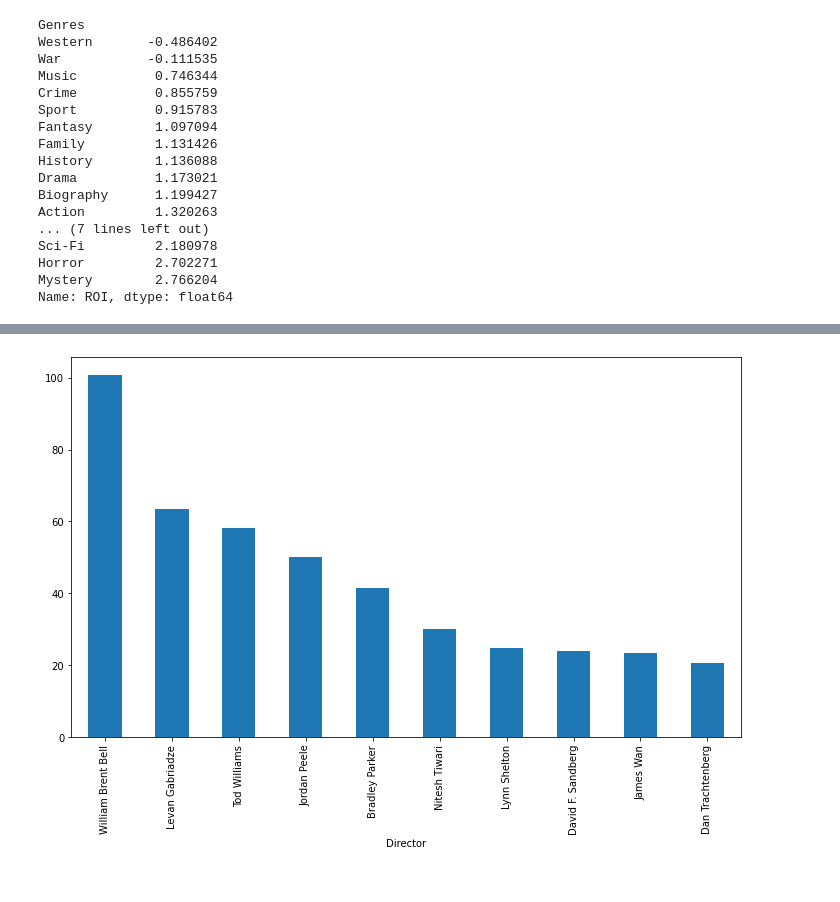
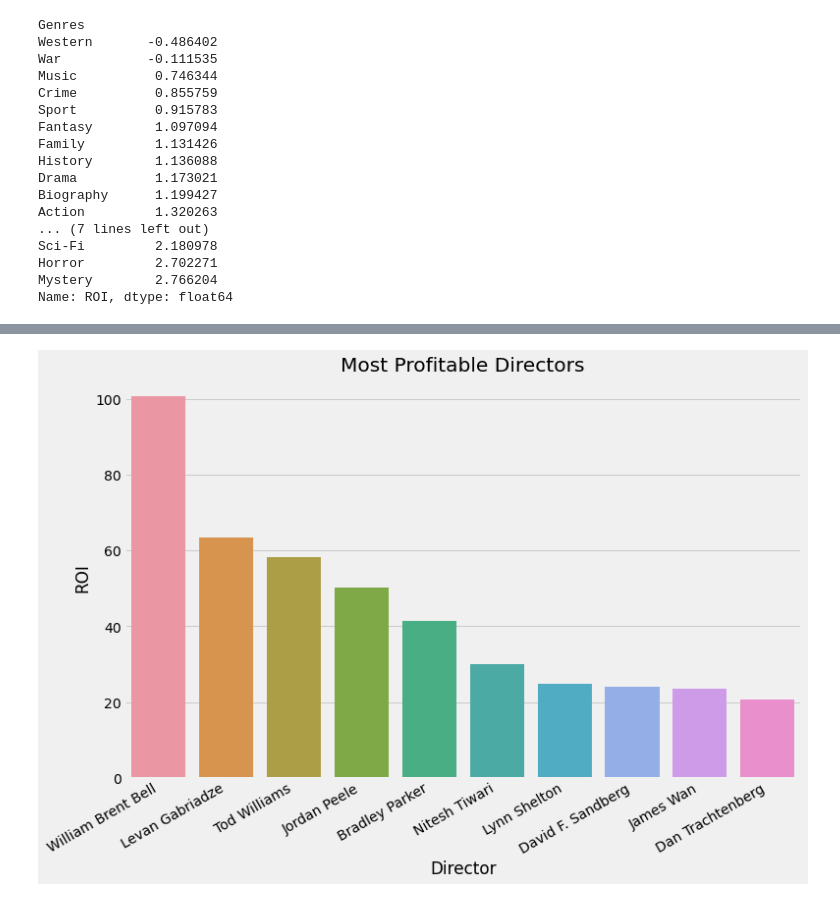
Before and after one commit to jmaffucci/dsc-phase-1-project, a Jupyter notebook: student-Copy1.ipynb, the cells around one changed output, grey strips where cells are left out. Drawn from its saved outputs; the diff is of its cells as text; code cells hidden in the pictures.

```diff
--- a/student-Copy1.ipynb
+++ b/student-Copy1.ipynb
@@ -330,8 +348,3 @@ df.head()
 | 2 | Shrek Forever After | 2010 | Mike Mitchell | [Adventure, Animation, Comedy] | 756244673 | 165000000 | 591244673 | 3.583301 | ... |
 | 3 | The Twilight Saga: Eclipse | 2010 | David Slade | [Adventure, Drama, Fantasy] | 706102828 | 68000000 | 638102828 | 9.383865 | ... |
 | 4 | Iron Man 2 | 2010 | Jon Favreau | [Action, Adventure, Sci-Fi] | 621156389 | 170000000 | 451156389 | 2.653861 | ... |
-# %%
-director_ROI = df.groupby('Director').mean()['ROI'].sort_values(ascending=False).head(10)
-director_ROI.plot(kind='bar', figsize = (12,7));
-# %% [output]
-[figure, removed]
@@ -350,0 +351,9 @@ df['Rating Group'] = df.apply(rating_category, axis=1)
+# %%
+plt.figure(figsize=(11,7))
+x_labels=director_ROI.index
+bar = sns.barplot(x=director_ROI.index, y=director_ROI)
+# bar.set_xticklabels=(rotation=30)
+plt.xticks(rotation=30, ha='right')
+bar.set_title('Most Profitable Directors');
+# %% [output]
+[figure, added]
```
Also changed, not shown: parts of 9 cells of this notebook, 1 other file.
